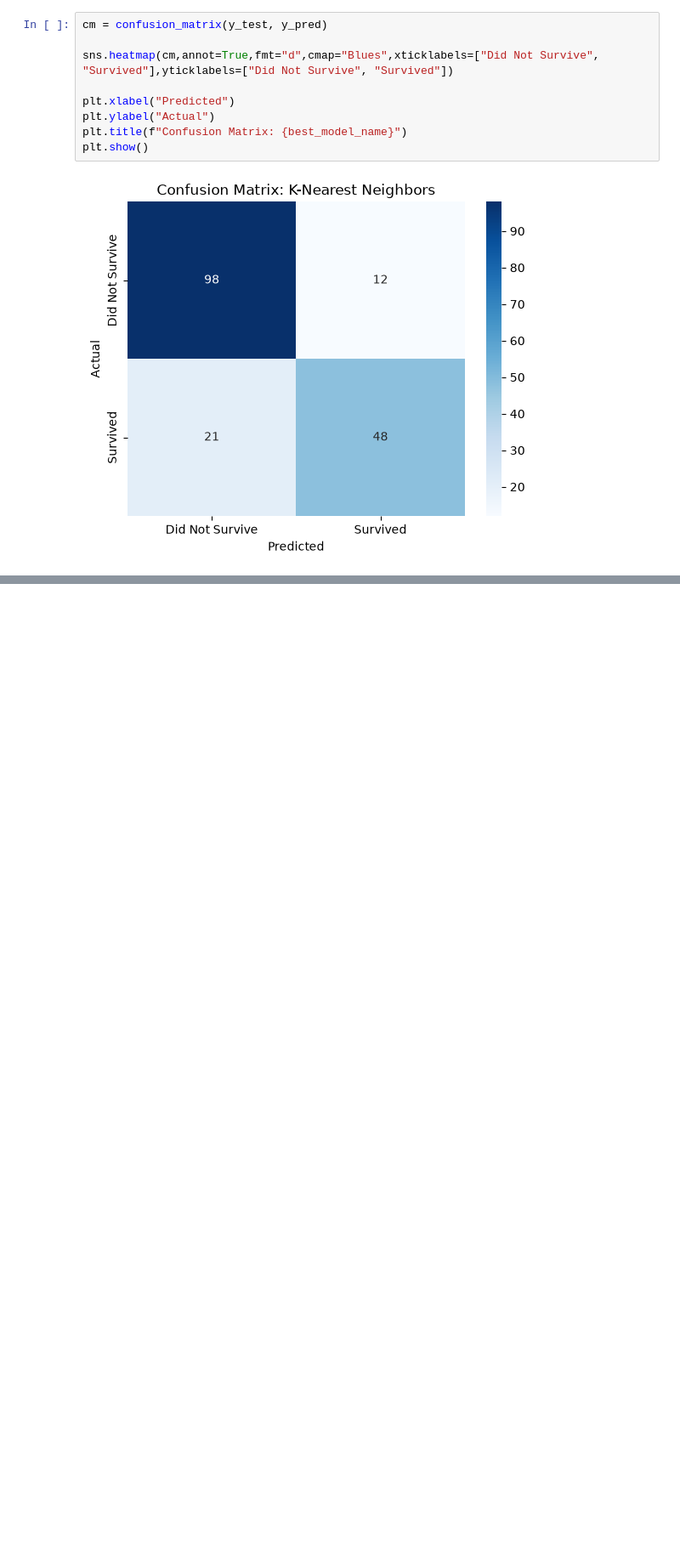
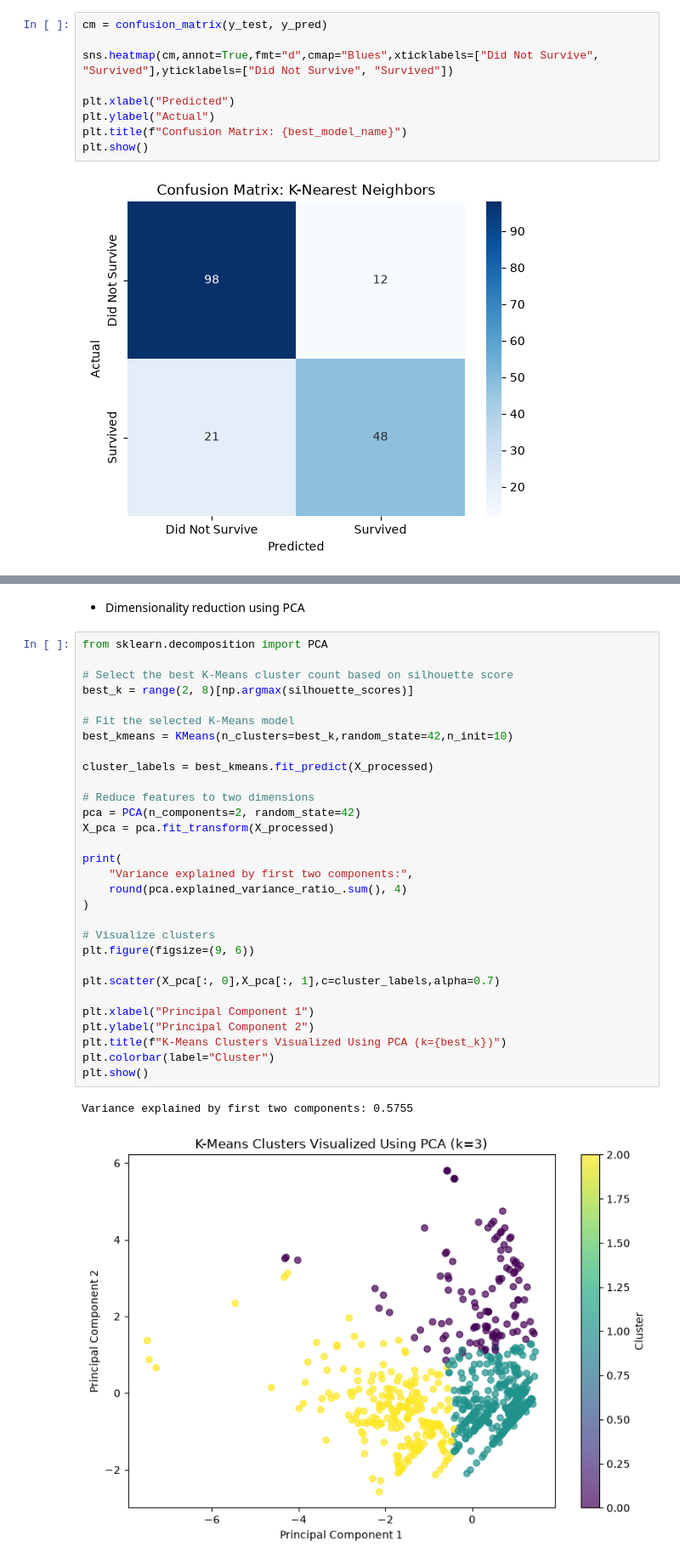
Before and after one commit to 31aykg/Titanic_ML_Preprocessing, a Jupyter notebook: titanic.ipynb, the cells around one changed output, grey strips where cells are left out. Shown at 85% size. Saved outputs shown, nothing was run; the diff lists cells and outputs as text; blank space fills up the shorter version.

```diff
--- a/titanic.ipynb
+++ b/titanic.ipynb
@@ -362,0 +499,35 @@ plt.show()
+# %% [markdown]
+- Dimensionality reduction using PCA
+# %%
+from sklearn.decomposition import PCA
+
+# Select the best K-Means cluster count based on silhouette score
+best_k = range(2, 8)[np.argmax(silhouette_scores)]
+
+# Fit the selected K-Means model
+best_kmeans = KMeans(n_clusters=best_k,random_state=42,n_init=10)
+
+cluster_labels = best_kmeans.fit_predict(X_processed)
+
+# Reduce features to two dimensions
+pca = PCA(n_components=2, random_state=42)
+X_pca = pca.fit_transform(X_processed)
+
+print(
+    "Variance explained by first two components:",
+    round(pca.explained_variance_ratio_.sum(), 4)
+)
+
+# Visualize clusters
+plt.figure(figsize=(9, 6))
+
+plt.scatter(X_pca[:, 0],X_pca[:, 1],c=cluster_labels,alpha=0.7)
+
+plt.xlabel("Principal Component 1")
+plt.ylabel("Principal Component 2")
+plt.title(f"K-Means Clusters Visualized Using PCA (k={best_k})")
+plt.colorbar(label="Cluster")
+plt.show()
+# %% [output]
+Variance explained by first two components: 0.5755
+[figure, added]
```
Also changed, not shown: parts of 26 cells of this notebook.
